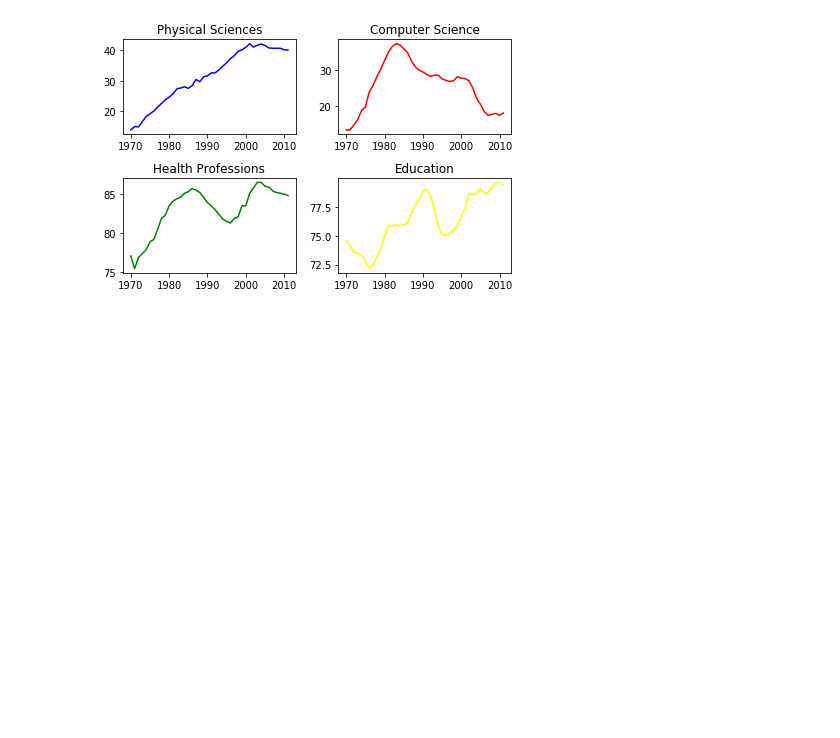
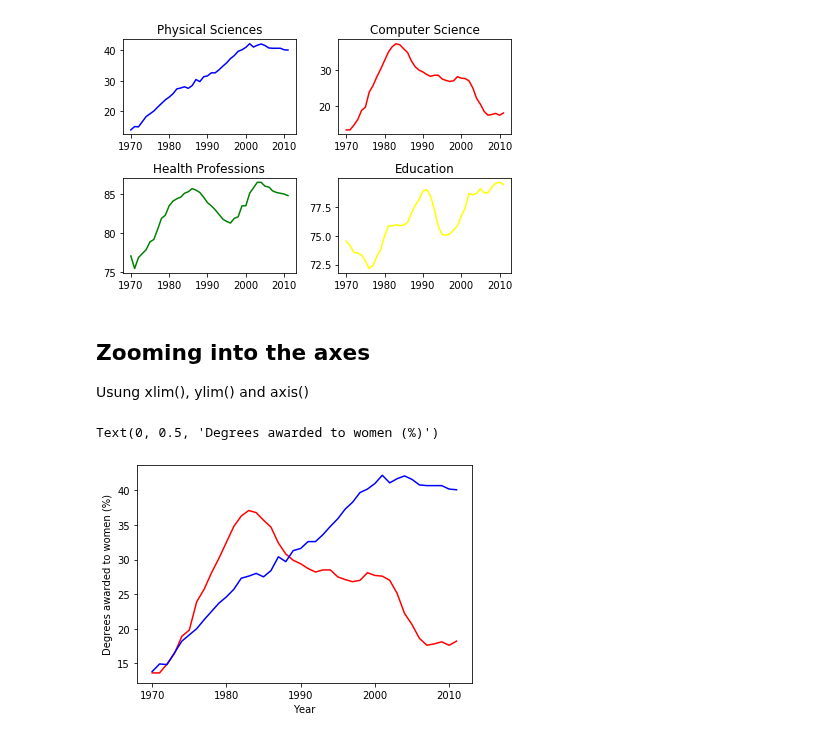
Before and after one commit to afminmax/DC-Data-Scientist-Lessons, a Jupyter notebook: 14-Intro-to-Python-Visualizations/python-viz-1.ipynb, the cells around one changed output. Drawn from its saved outputs; the diff is of its cells as text; code cells hidden in the pictures; blank space fills up the shorter version.

```diff
--- a/14-Intro-to-Python-Visualizations/python-viz-1.ipynb
+++ b/14-Intro-to-Python-Visualizations/python-viz-1.ipynb
@@ -149,3 +151,16 @@ plt.tight_layout()
 plt.show()
 # %% [output]
 [figure]
+# %% [markdown]
+## Zooming into the axes
+Usung xlim(), ylim() and axis()
+# %%
+# Plot the % of degrees awarded to women in Computer Science and the Physical Sciences
+plt.plot(year,computer_science, color='red')
+plt.plot(year, physical_sciences, color='blue')
+# Add the axis labels
+plt.xlabel('Year')
+plt.ylabel('Degrees awarded to women (%)')
+# %% [output]
+Text(0, 0.5, 'Degrees awarded to women (%)')
+[figure, added]
```
Also changed, not shown: parts of 4 cells of this notebook.
